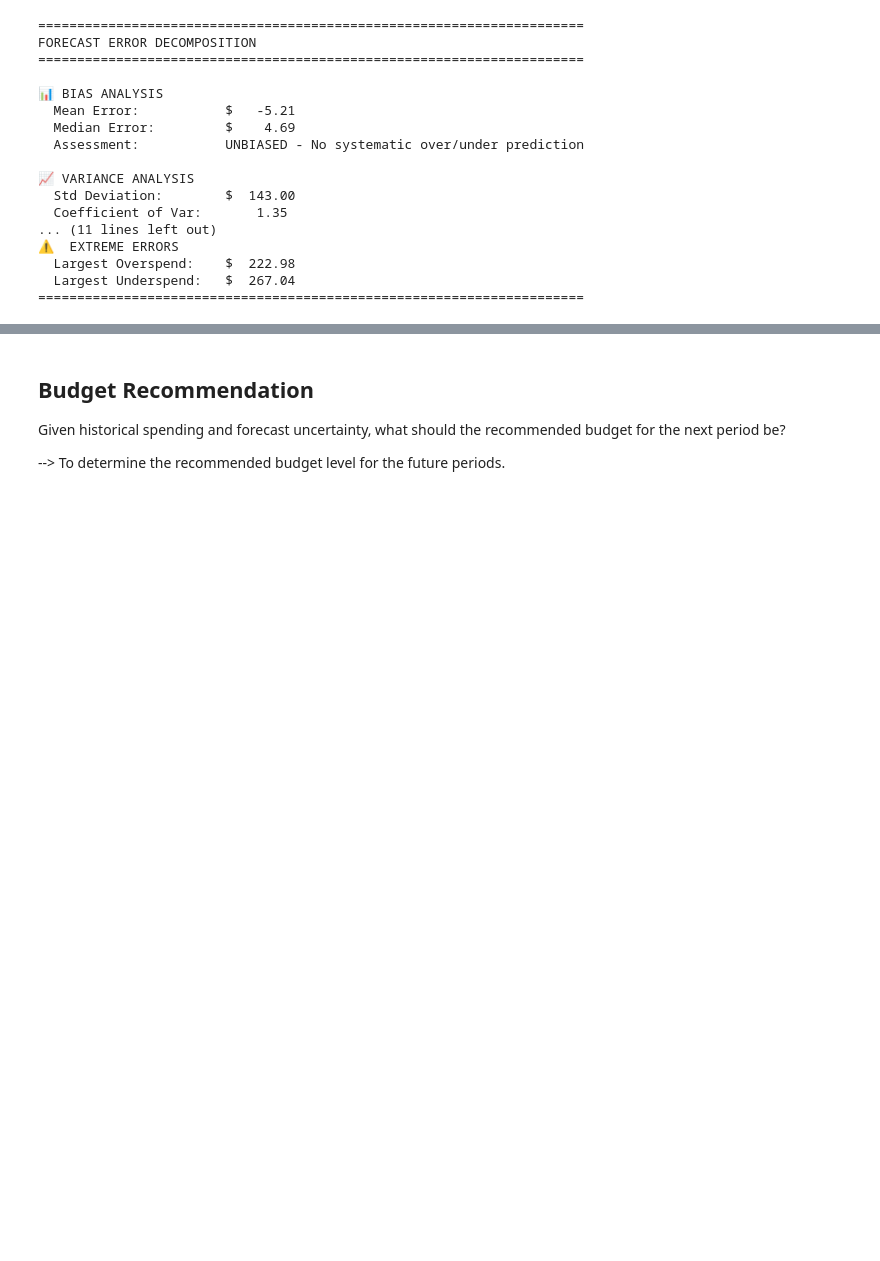
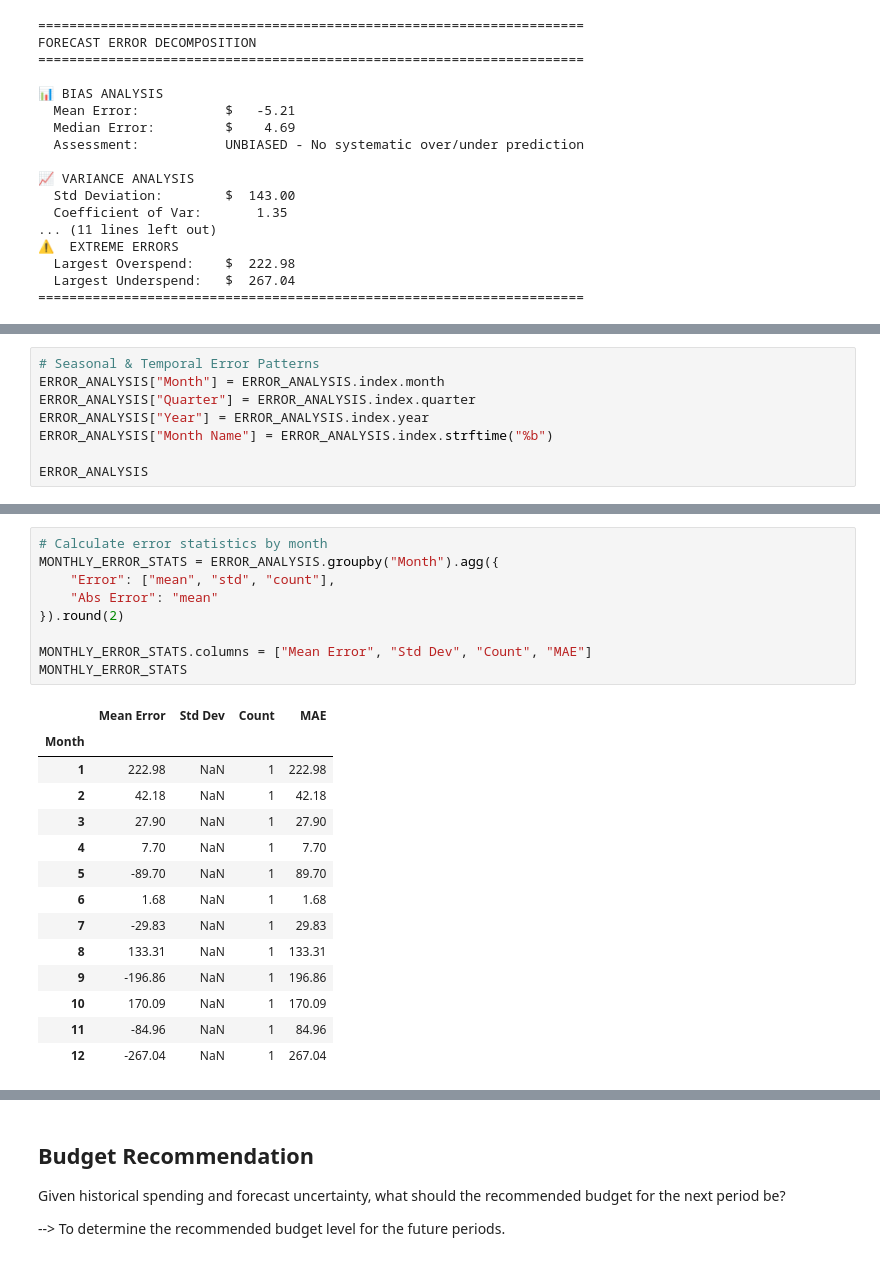
Before and after one commit to fawiyogo001/Paktolos, a Jupyter notebook: NOTEBOOKS/CASH_FLOW_DATA_ANALYSIS.ipynb, the cells around one changed output, grey strips where cells are left out. Drawn from its saved outputs; the diff is of its cells as text; blank space fills up the shorter version.

Commit message:
Added Temporal & Seasonal Error Pattern Analysis

```diff
--- a/NOTEBOOKS/CASH_FLOW_DATA_ANALYSIS.ipynb
+++ b/NOTEBOOKS/CASH_FLOW_DATA_ANALYSIS.ipynb
@@ -6215,3 +6231,11 @@ of -0.23 and kurtosis of -0.20 characterize the distribution"s shape and tail be
 
 ✅ PNG saved with Dynamic Path: ASSETS\PLOTS\ERROR_DECOMPOSITION_ANALYSIS.png
 ✅ Registered component: ERROR_DECOMPOSITION_ANALYSIS.png with Title Forecast Error Decomposition Analysis
+# %%
+# Seasonal & Temporal Error Patterns
+ERROR_ANALYSIS["Month"] = ERROR_ANALYSIS.index.month
+ERROR_ANALYSIS["Quarter"] = ERROR_ANALYSIS.index.quarter
+ERROR_ANALYSIS["Year"] = ERROR_ANALYSIS.index.year
+ERROR_ANALYSIS["Month Name"] = ERROR_ANALYSIS.index.strftime("%b")
+
+ERROR_ANALYSIS
@@ -6217,0 +6258,24 @@ of -0.23 and kurtosis of -0.20 characterize the distribution"s shape and tail be
+# %%
+# Calculate error statistics by month
+MONTHLY_ERROR_STATS = ERROR_ANALYSIS.groupby("Month").agg({
+    "Error": ["mean", "std", "count"],
+    "Abs Error": "mean"
+}).round(2)
+
+MONTHLY_ERROR_STATS.columns = ["Mean Error", "Std Dev", "Count", "MAE"]
+MONTHLY_ERROR_STATS
+# %% [output]
+|  | Mean Error | Std Dev | Count | MAE |
+| Month |  |  |  |  |
+| 1 | 222.98 | NaN | 1 | 222.98 |
+| 2 | 42.18 | NaN | 1 | 42.18 |
+| 3 | 27.90 | NaN | 1 | 27.90 |
+| 4 | 7.70 | NaN | 1 | 7.70 |
+| 5 | -89.70 | NaN | 1 | 89.70 |
+| 6 | 1.68 | NaN | 1 | 1.68 |
+| 7 | -29.83 | NaN | 1 | 29.83 |
+| 8 | 133.31 | NaN | 1 | 133.31 |
+| 9 | -196.86 | NaN | 1 | 196.86 |
+| 10 | 170.09 | NaN | 1 | 170.09 |
+| 11 | -84.96 | NaN | 1 | 84.96 |
+| 12 | -267.04 | NaN | 1 | 267.04 |
```
Also changed, not shown: parts of 8 cells of this notebook, 5 other files.
